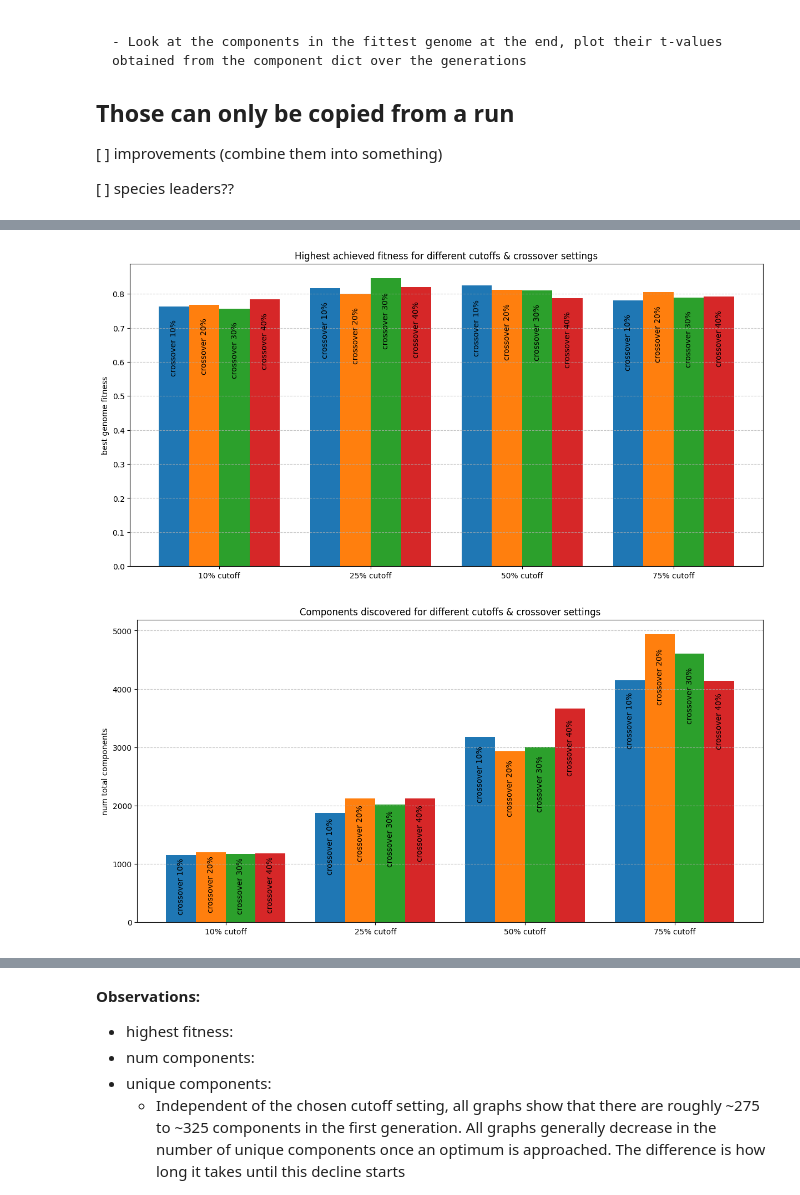
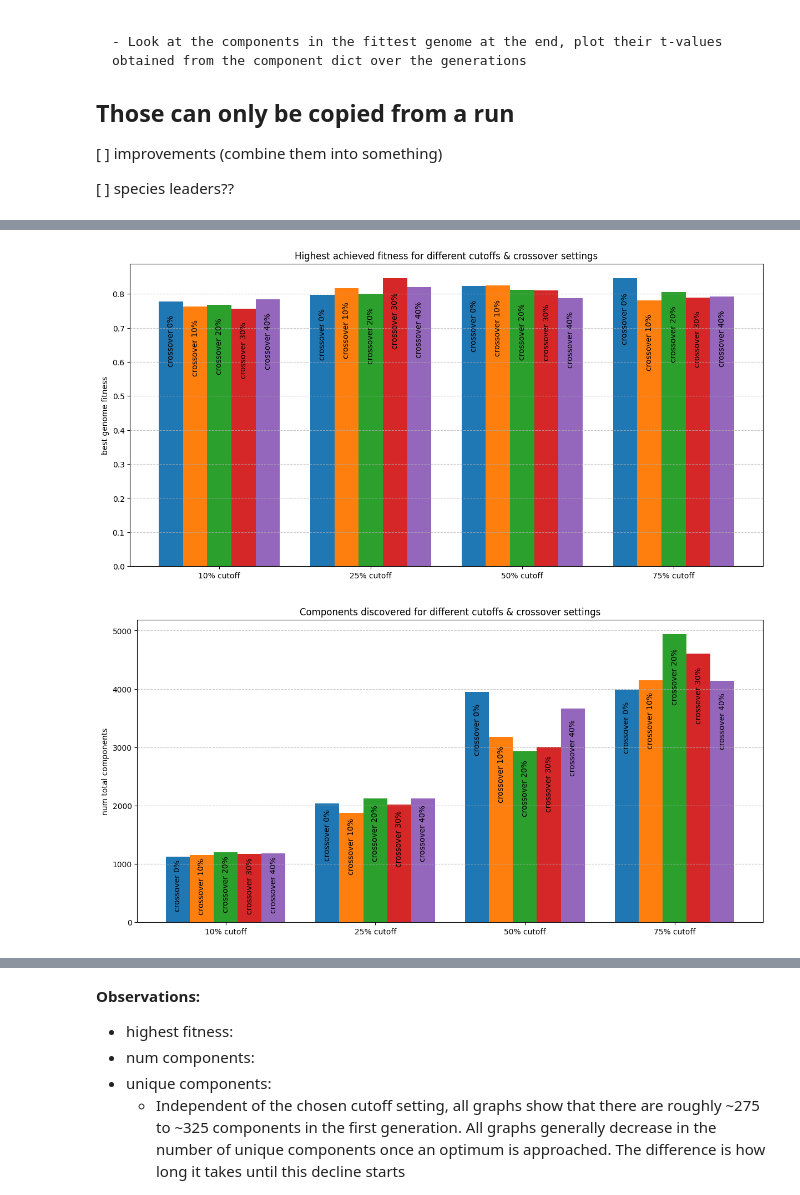
Before and after one commit to pastra98/EvolvePetriNets, a Jupyter notebook: analysis/analysis.ipynb, the cells around one changed output, grey strips where cells are left out. Cells and saved outputs as stored; diff of their text form; code cells hidden in the pictures.

```diff
--- a/analysis/analysis.ipynb
+++ b/analysis/analysis.ipynb
@@ -177,26 +202,24 @@ The barcharts below show the setups using the different cutoff and crossover set
 # %%
-reload(sa)
-
-search = {
-    "cutoff 10% & crossover 10%": {"spawn_cutoff": 0.1, "pop_perc_crossover": 0.1}, "cutoff 10% & crossover 20%": {"spawn_cutoff": 0.1, "pop_perc_crossover": 0.2}, "cutoff 10% & crossover 30%": {"spawn_cutoff": 0.1, "pop_perc_crossover": 0.3}, "cutoff 10% & crossover 40%": {"spawn_cutoff": 0.1, "pop_perc_crossover": 0.4},
-    "cutoff 25% & crossover 10%": {"spawn_cutoff": 0.25, "pop_perc_crossover": 0.1}, "cutoff 25% & crossover 20%": {"spawn_cutoff": 0.25, "pop_perc_crossover": 0.2}, "cutoff 25% & crossover 30%": {"spawn_cutoff": 0.25, "pop_perc_crossover": 0.3}, "cutoff 25% & crossover 40%": {"spawn_cutoff": 0.25, "pop_perc_crossover": 0.4},
-    "cutoff 50% & crossover 10%": {"spawn_cutoff": 0.50, "pop_perc_crossover": 0.1}, "cutoff 50% & crossover 20%": {"spawn_cutoff": 0.50, "pop_perc_crossover": 0.2}, "cutoff 50% & crossover 30%": {"spawn_cutoff": 0.50, "pop_perc_crossover": 0.3}, "cutoff 50% & crossover 40%": {"spawn_cutoff": 0.50, "pop_perc_crossover": 0.4},
-    "cutoff 75% & crossover 10%": {"spawn_cutoff": 0.75, "pop_perc_crossover": 0.1}, "cutoff 75% & crossover 20%": {"spawn_cutoff": 0.75, "pop_perc_crossover": 0.2}, "cutoff 75% & crossover 30%": {"spawn_cutoff": 0.75, "pop_perc_crossover": 0.3}, "cutoff 75% & crossover 40%": {"spawn_cutoff": 0.75, "pop_perc_crossover": 0.4},
+cutoff_crossover_search = {
+    "cutoff 10% & crossover 0%": {"spawn_cutoff": 0.10, "pop_perc_crossover": 0.0}, "cutoff 10% & crossover 10%": {"spawn_cutoff": 0.10, "pop_perc_crossover": 0.1}, "cutoff 10% & crossover 20%": {"spawn_cutoff": 0.10, "pop_perc_crossover": 0.2}, "cutoff 10% & crossover 30%": {"spawn_cutoff": 0.10, "pop_perc_crossover": 0.3}, "cutoff 10% & crossover 40%": {"spawn_cutoff": 0.10, "pop_perc_crossover": 0.4},
+    "cutoff 25% & crossover 0%": {"spawn_cutoff": 0.25, "pop_perc_crossover": 0.0}, "cutoff 25% & crossover 10%": {"spawn_cutoff": 0.25, "pop_perc_crossover": 0.1}, "cutoff 25% & crossover 20%": {"spawn_cutoff": 0.25, "pop_perc_crossover": 0.2}, "cutoff 25% & crossover 30%": {"spawn_cutoff": 0.25, "pop_perc_crossover": 0.3}, "cutoff 25% & crossover 40%": {"spawn_cutoff": 0.25, "pop_perc_crossover": 0.4},
+    "cutoff 50% & crossover 0%": {"spawn_cutoff": 0.50, "pop_perc_crossover": 0.0}, "cutoff 50% & crossover 10%": {"spawn_cutoff": 0.50, "pop_perc_crossover": 0.1}, "cutoff 50% & crossover 20%": {"spawn_cutoff": 0.50, "pop_perc_crossover": 0.2}, "cutoff 50% & crossover 30%": {"spawn_cutoff": 0.50, "pop_perc_crossover": 0.3}, "cutoff 50% & crossover 40%": {"spawn_cutoff": 0.50, "pop_perc_crossover": 0.4},
+    "cutoff 75% & crossover 0%": {"spawn_cutoff": 0.75, "pop_perc_crossover": 0.0}, "cutoff 75% & crossover 10%": {"spawn_cutoff": 0.75, "pop_perc_crossover": 0.1}, "cutoff 75% & crossover 20%": {"spawn_cutoff": 0.75, "pop_perc_crossover": 0.2}, "cutoff 75% & crossover 30%": {"spawn_cutoff": 0.75, "pop_perc_crossover": 0.3}, "cutoff 75% & crossover 40%": {"spawn_cutoff": 0.75, "pop_perc_crossover": 0.4},
 }
 
-plt_layout = [
-    ["cutoff 10% & crossover 10%", "cutoff 10% & crossover 20%", "cutoff 10% & crossover 30%", "cutoff 10% & crossover 40%"],
-    ["cutoff 25% & crossover 10%", "cutoff 25% & crossover 20%", "cutoff 25% & crossover 30%", "cutoff 25% & crossover 40%"],
-    ["cutoff 50% & crossover 10%", "cutoff 50% & crossover 20%", "cutoff 50% & crossover 30%", "cutoff 50% & crossover 40%"],
-    ["cutoff 75% & crossover 10%", "cutoff 75% & crossover 20%", "cutoff 75% & crossover 30%", "cutoff 75% & crossover 40%"]
+crossover_plt_layout = [
+    ["cutoff 10% & crossover 0%", "cutoff 10% & crossover 10%", "cutoff 10% & crossover 20%", "cutoff 10% & crossover 30%", "cutoff 10% & crossover 40%"],
+    ["cutoff 25% & crossover 0%", "cutoff 25% & crossover 10%", "cutoff 25% & crossover 20%", "cutoff 25% & crossover 30%", "cutoff 25% & crossover 40%"],
+    ["cutoff 50% & crossover 0%", "cutoff 50% & crossover 10%", "cutoff 50% & crossover 20%", "cutoff 50% & crossover 30%", "cutoff 50% & crossover 40%"],
+    ["cutoff 75% & crossover 0%", "cutoff 75% & crossover 10%", "cutoff 75% & crossover 20%", "cutoff 75% & crossover 30%", "cutoff 75% & crossover 40%"]
 ]
 
 
-data_sources = sa.search_and_aggregate_param_results(res, search)
+crossover_data_sources = sa.search_and_aggregate_param_results(res, cutoff_crossover_search)
 strip_first_param = lambda l: l.split('&')[1].strip().split('\n')[0] # lambda to be applied on labels
-_ = sa.generalized_barplot(plt_layout, data_sources, "best_genome_fitness", title="Highest achieved fitness for different cutoffs & crossover settings", group_titles=["10% cutoff", "25% cutoff", "50% cutoff", "75% cutoff"], label_lambda=strip_first_param)
-_ = sa.generalized_barplot(plt_layout, data_sources, "num_total_components", title="Components discovered for different cutoffs & crossover settings", group_titles=["10% cutoff", "25% cutoff", "50% cutoff", "75% cutoff"], label_lambda=strip_first_param)
+_ = sa.generalized_barplot(crossover_plt_layout, crossover_data_sources, "best_genome_fitness", title="Highest achieved fitness for different cutoffs & crossover settings", group_titles=["10% cutoff", "25% cutoff", "50% cutoff", "75% cutoff"], label_lambda=strip_first_param)
+_ = sa.generalized_barplot(crossover_plt_layout, crossover_data_sources, "num_total_components", title="Components discovered for different cutoffs & crossover settings", group_titles=["10% cutoff", "25% cutoff", "50% cutoff", "75% cutoff"], label_lambda=strip_first_param)
 # %% [output]
-[figure, old version]
+[figure, new version]
-[figure, old version]
+[figure, new version]
 # %% [markdown]
```
Also changed, not shown: parts of 8 cells of this notebook.
